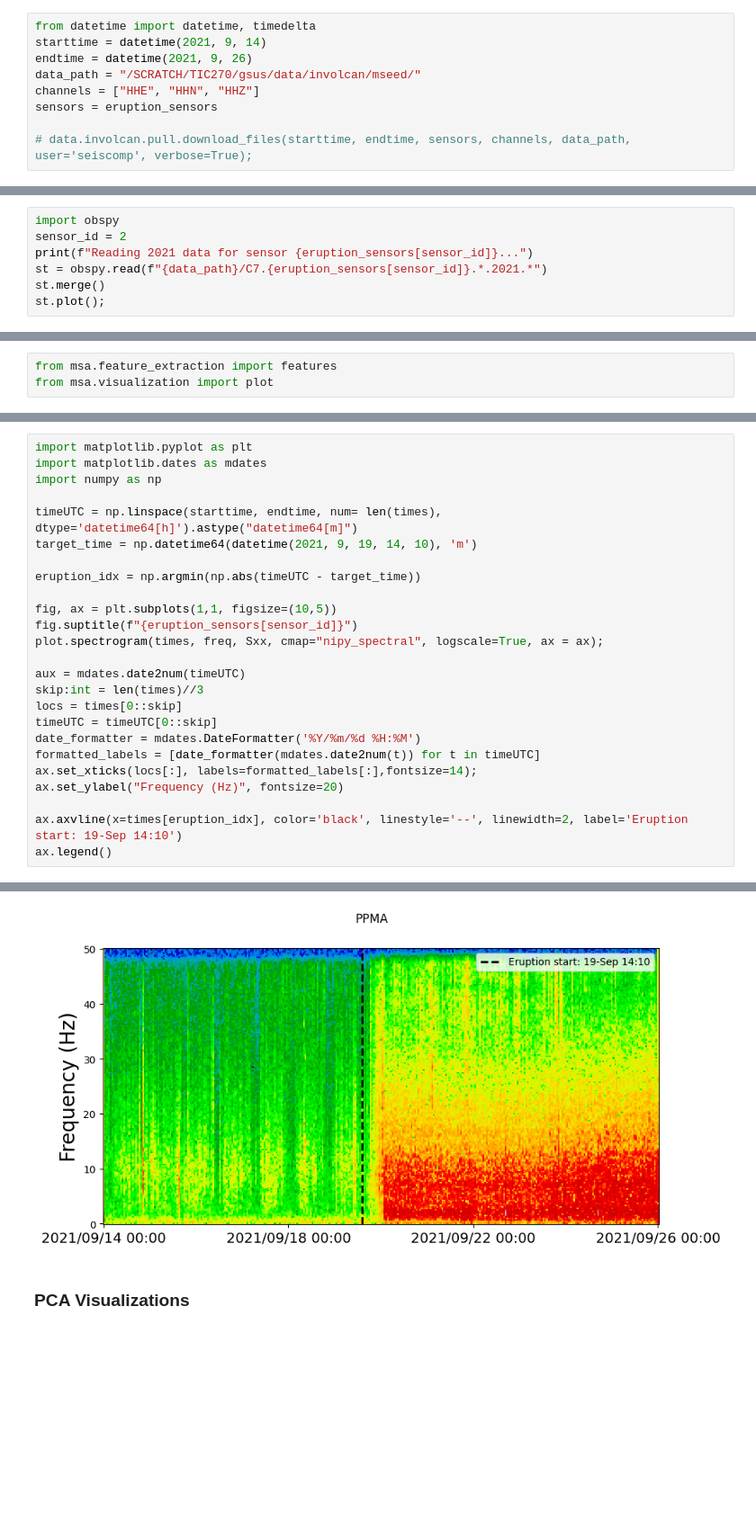
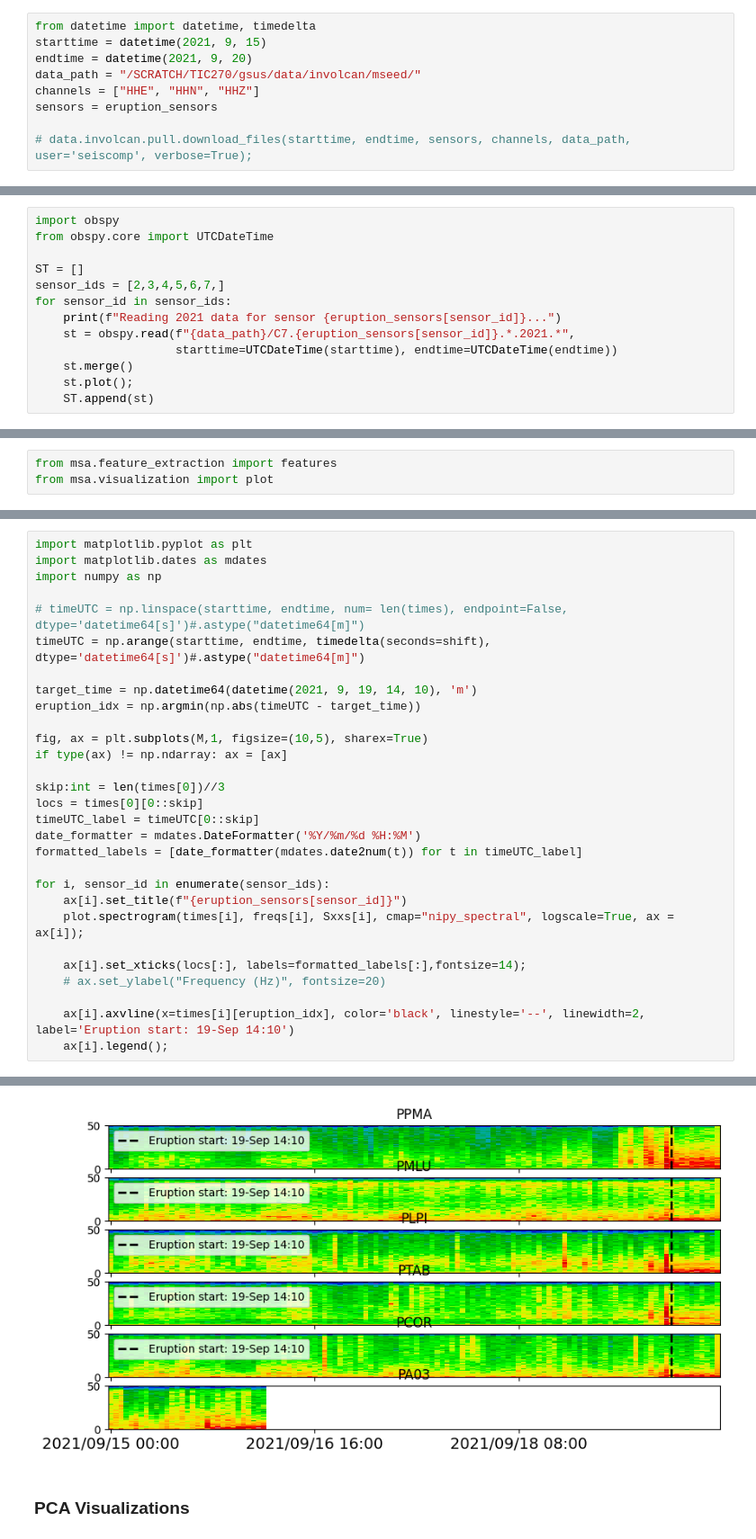
Before and after one commit to CoDaSLab/MSPC-Seismic, a Jupyter notebook: exploration/IGARSS.ipynb, the cells around one changed output, grey strips where cells are left out. Shown at 90% size. Cells and saved outputs as stored; diff of their text form; blank space fills up the shorter version.

```diff
--- a/exploration/IGARSS.ipynb
+++ b/exploration/IGARSS.ipynb
@@ -39,7 +43,7 @@ sensors_lp = sensors[
 # %%
 from datetime import datetime, timedelta
-starttime = datetime(2021, 9, 14)
-endtime = datetime(2021, 9, 26)
+starttime = datetime(2021, 9, 15)
+endtime = datetime(2021, 9, 20)
 data_path = "/SCRATCH/TIC270/gsus/data/involcan/mseed/"
 channels = ["HHE", "HHN", "HHZ"]
 sensors = eruption_sensors
@@ -49,10 +56,16 @@ sensors = eruption_sensors
 ### Analyze the data
 # %%
 import obspy
-sensor_id = 2
-print(f"Reading 2021 data for sensor {eruption_sensors[sensor_id]}...")
-st = obspy.read(f"{data_path}/C7.{eruption_sensors[sensor_id]}.*.2021.*")
-st.merge()
-st.plot();
+from obspy.core import UTCDateTime
+
+ST = []
+sensor_ids = [2,3,4,5,6,7,]
+for sensor_id in sensor_ids:
+    print(f"Reading 2021 data for sensor {eruption_sensors[sensor_id]}...")
+    st = obspy.read(f"{data_path}/C7.{eruption_sensors[sensor_id]}.*.2021.*",
+                    starttime=UTCDateTime(starttime), endtime=UTCDateTime(endtime))
+    st.merge()
+    st.plot();
+    ST.append(st)
 # %% [output]
 Reading 2021 data for sensor PPMA...
@@ -78,24 +111,28 @@ import matplotlib.pyplot as plt
 import matplotlib.dates as mdates
 import numpy as np
 
-timeUTC = np.linspace(starttime, endtime, num= len(times), dtype='datetime64[h]').astype("datetime64[m]")
+# timeUTC = np.linspace(starttime, endtime, num= len(times), endpoint=False, dtype='datetime64[s]')#.astype("datetime64[m]")
+timeUTC = np.arange(starttime, endtime, timedelta(seconds=shift), dtype='datetime64[s]')#.astype("datetime64[m]")
+
 target_time = np.datetime64(datetime(2021, 9, 19, 14, 10), 'm')
-
 eruption_idx = np.argmin(np.abs(timeUTC - target_time))
 
-fig, ax = plt.subplots(1,1, figsize=(10,5))
-fig.suptitle(f"{eruption_sensors[sensor_id]}")
-plot.spectrogram(times, freq, Sxx, cmap="nipy_spectral", logscale=True, ax = ax);
+fig, ax = plt.subplots(M,1, figsize=(10,5), sharex=True)
+if type(ax) != np.ndarray: ax = [ax]
 
-aux = mdates.date2num(timeUTC)
-skip:int = len(times)//3
-locs = times[0::skip]
-timeUTC = timeUTC[0::skip]
+skip:int = len(times[0])//3
+locs = times[0][0::skip]
+timeUTC_label = timeUTC[0::skip]
 date_formatter = mdates.DateFormatter('%Y/%m/%d %H:%M')
-formatted_labels = [date_formatter(mdates.date2num(t)) for t in timeUTC]
-ax.set_xticks(locs[:], labels=formatted_labels[:],fontsize=14);
-ax.set_ylabel("Frequency (Hz)", fontsize=20)
+formatted_labels = [date_formatter(mdates.date2num(t)) for t in timeUTC_label]
 
-ax.axvline(x=times[eruption_idx], color='black', linestyle='--', linewidth=2, label='Eruption start: 19-Sep 14:10')
-ax.legend()
+for i, sensor_id in enumerate(sensor_ids):
+    ax[i].set_title(f"{eruption_sensors[sensor_id]}")
+    plot.spectrogram(times[i], freqs[i], Sxxs[i], cmap="nipy_spectral", logscale=True, ax = ax[i]);
+
+    ax[i].set_xticks(locs[:], labels=formatted_labels[:],fontsize=14);
+    # ax.set_ylabel("Frequency (Hz)", fontsize=20)
+
+    ax[i].axvline(x=times[i][eruption_idx], color='black', linestyle='--', linewidth=2, label='Eruption start: 19-Sep 14:10')
+    ax[i].legend();
 # %% [output]
@@ -103,3 +140,3 @@ ax.legend()
-[figure, old version]
+[figure, new version]
 # %% [markdown]
 ### PCA Visualizations
```
Also changed, not shown: parts of 10 cells of this notebook.
